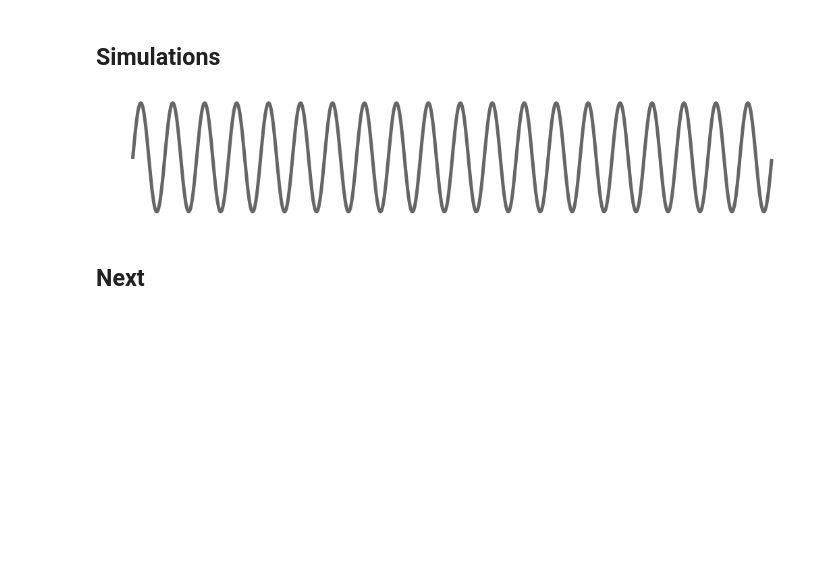
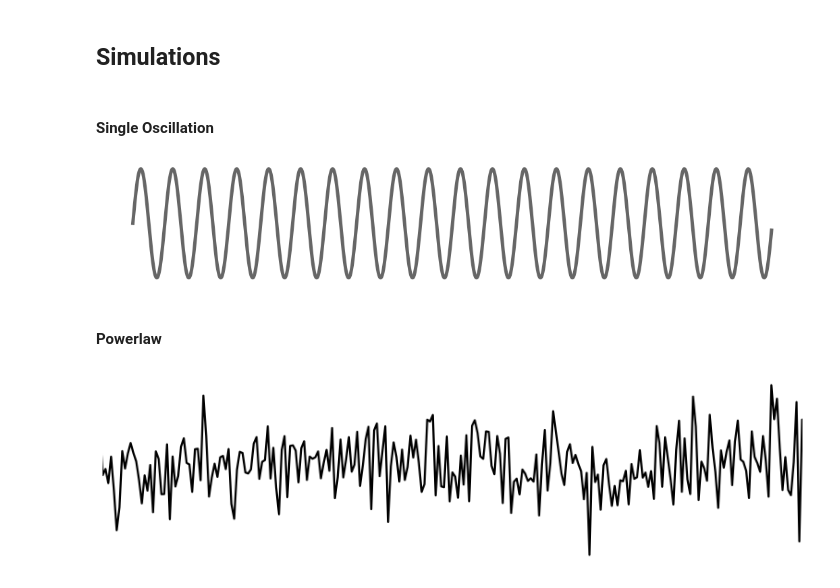
Before and after one commit to TomDonoghue/OverviewFigures, a Jupyter notebook: simulations.ipynb, the cells around one changed output. Cells and saved outputs as stored; diff of their text form; code cells hidden in the pictures; blank space fills up the shorter version.

```diff
--- a/simulations.ipynb
+++ b/simulations.ipynb
@@ -19,5 +25,5 @@ sns.set_context('talk')
 # %%
 SAVE_FIG = False
 # %%
-fs = 1000
+fs = 500
 n_seconds = 2
@@ -24,3 +35,5 @@ n_seconds = 2
 # %% [markdown]
 ## Simulations
+# %% [markdown]
+#### Single Oscillation
 # %%
@@ -36,4 +47,15 @@ if SAVE_FIG:
 # %% [output]
 [figure]
 # %% [markdown]
-## Next
+#### Powerlaw
+# %%
+white = sim_powerlaw(n_seconds, fs, 0)
+pink = sim_powerlaw(n_seconds, fs, -1)
+# %%
+_, ax = plt.subplots(figsize=(12, 4))
+plot_time_series(times, white, xlim=[1, 1.5], ax=ax)
+plt.gca().axis('off')
+if SAVE_FIG:
+    plt.savefig('white_noise_time_series.svg')
+# %% [output]
+[figure, added]
```
Also changed, not shown: parts of 19 cells of this notebook, 4 other files.
